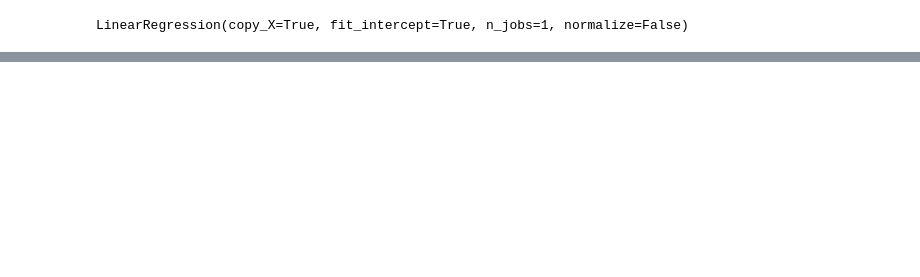
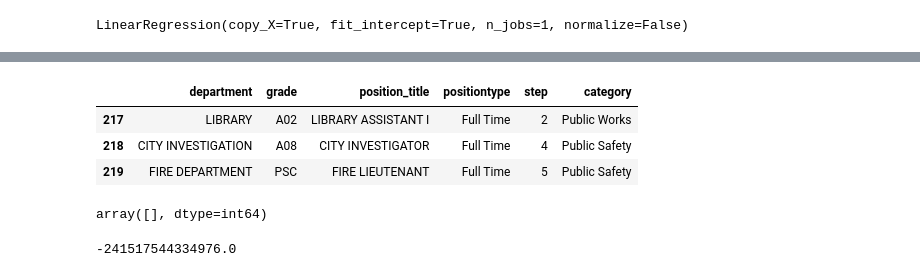
Before and after one commit to bdub595217/test, a Jupyter notebook: MGMPayroll3.ipynb, the cells around one changed output, grey strips where cells are left out. Saved outputs shown, nothing was run; the diff lists cells and outputs as text; code cells hidden in the pictures; blank space fills up the shorter version.

Commit message:
uploading scores notebook and others

```diff
--- a/MGMPayroll3.ipynb
+++ b/MGMPayroll3.ipynb
@@ -31,0 +12,4 @@ memory usage: 94.0+ KB
+# %%
+#create copy of raw_data as data
+data = raw_data.sort_index()
+data.info()
@@ -31,0 +34,15 @@ memory usage: 94.0+ KB
+# %%
+#convert columns to appropriate types, data cleanup, and reset the index
+cat_cols = pd.Index(['department', 'otherpaydesc', 'positiontype'])
+#data[cat_cols] = data[cat_cols].apply(pd.Categorical)
+
+data['otherpayamt'] = data['otherpayamt'].fillna(0) #replace null values with 0s
+data['overtimeamt'] = data['overtimeamt'].fillna(0) #replace null values with 0s
+data['hire_date'] = pd.to_datetime(data['hire_date'])
+
+num_cols = pd.Index(['annual_salary', 'annualsalaryytd', 'otherpayamt', 'overtimeamt', 'step'])
+data[num_cols] = data[num_cols].apply(pd.to_numeric, errors='coerce')
+
+#data.set_index('hire_date', drop=False, inplace=True)
+
+data.info()
@@ -31,0 +67,15 @@ memory usage: 94.0+ KB
+# %%
+#this creates a dictionary for departments by type and appends it to the dataframe
+positions = data.department.unique()
+types = ['Public Works', 'Public Safety', 'Maintenance/Sanitation',
+         'Public Works', 'Public Works', 'Maintenance/Sanitation',
+         'Public Safety', 'Public Safety', 'Public Works', 'Public Works',
+         'Admin & Judicial', 'Maintenance/Sanitation', 'Public Works',
+         'Admin & Judicial', 'Maintenance/Sanitation',  'Admin & Judicial', 'Admin & Judicial',
+         'Maintenance/Sanitation', 'Public Safety', 'Admin & Judicial',
+         'Public Works', 'Admin & Judicial', 'Admin & Judicial',
+         'Admin & Judicial', 'Public Safety', 'Public Safety',
+         'Admin & Judicial', 'Admin & Judicial', 'Admin & Judicial',
+         'Admin & Judicial', 'Public Safety']
+gov_dict = dict(zip(positions, types))
+data['category'] = data['department'].map(gov_dict)
@@ -248,8 +302,7 @@ full_pipeline = FeatureUnion(transformer_list=[
         ("cat_pipeline", cat_pipeline),
     ])
 # %%
-#Select only the necessary columns
-X = data.drop(['annual_salary'], axis=1)
+X = data.drop(['annualsalaryytd', 'name', 'otherpayamt', 'otherpaydesc', 'overtimeamt', 'hire_date', 'annual_salary'], axis=1)
 y = data[["annual_salary"]]
 # %%
 X_transformed = full_pipeline.fit_transform(X)
@@ -465,0 +412,15 @@ array([[ True, False, False, False, False,  True, False, False, False,
+# %%
+X.iloc[217:220]
+# %% [output]
+|  | department | grade | position_title | positiontype | step | category |
+| 217 | LIBRARY | A02 | LIBRARY ASSISTANT I | Full Time | 2 | Public Works |
+| 218 | CITY INVESTIGATION | A08 | CITY INVESTIGATOR | Full Time | 4 | Public Safety |
+| 219 | FIRE DEPARTMENT | PSC | FIRE LIEUTENANT | Full Time | 5 | Public Safety |
+# %%
+np.int64(predictions_train[predictions_train > 155000])
+# %% [output]
+array([], dtype=int64)
+# %%
+predictions.min()
+# %% [output]
+-241517544334976.0
```
Also changed, not shown: parts of 37 cells of this notebook, 28 other files.
